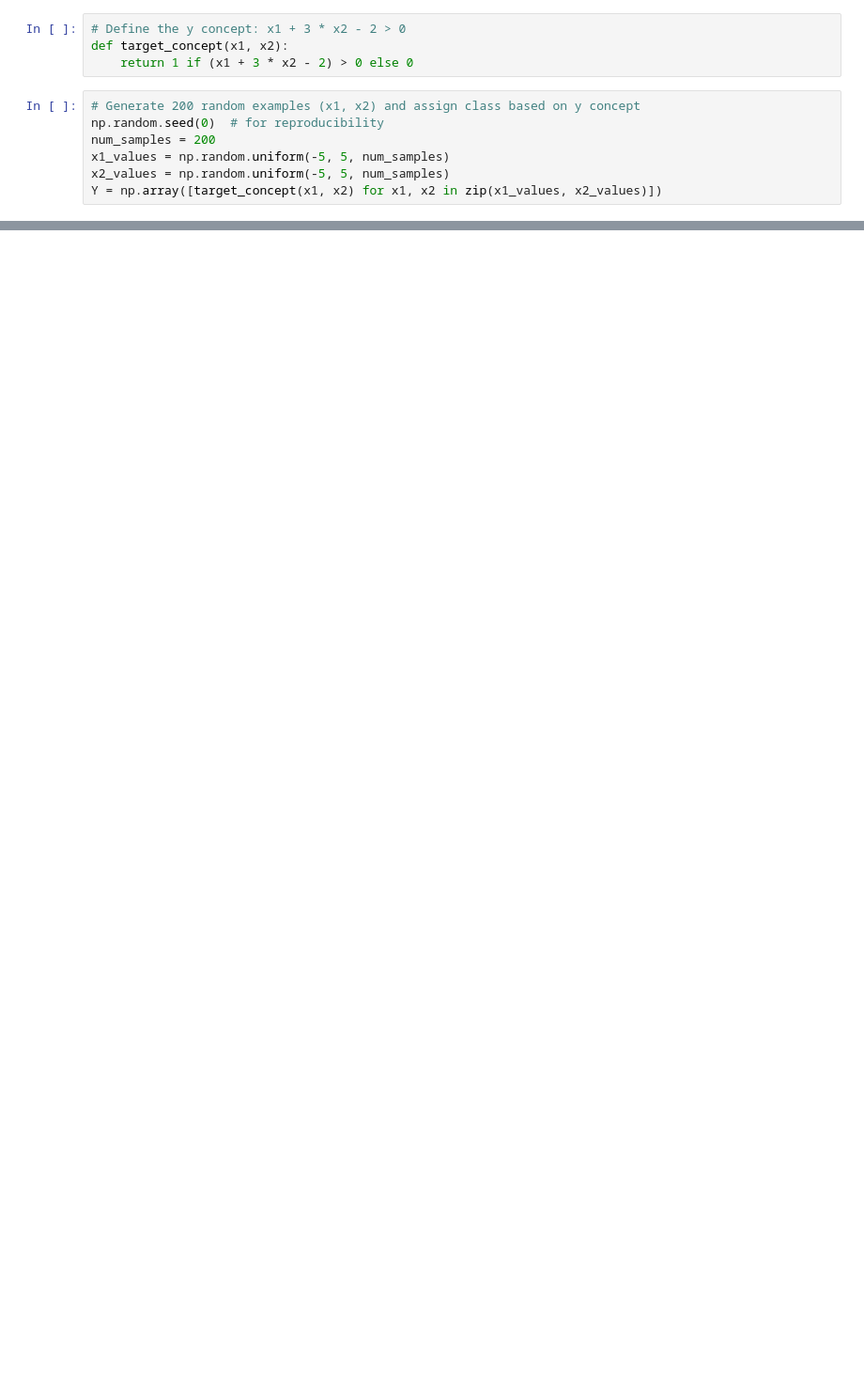
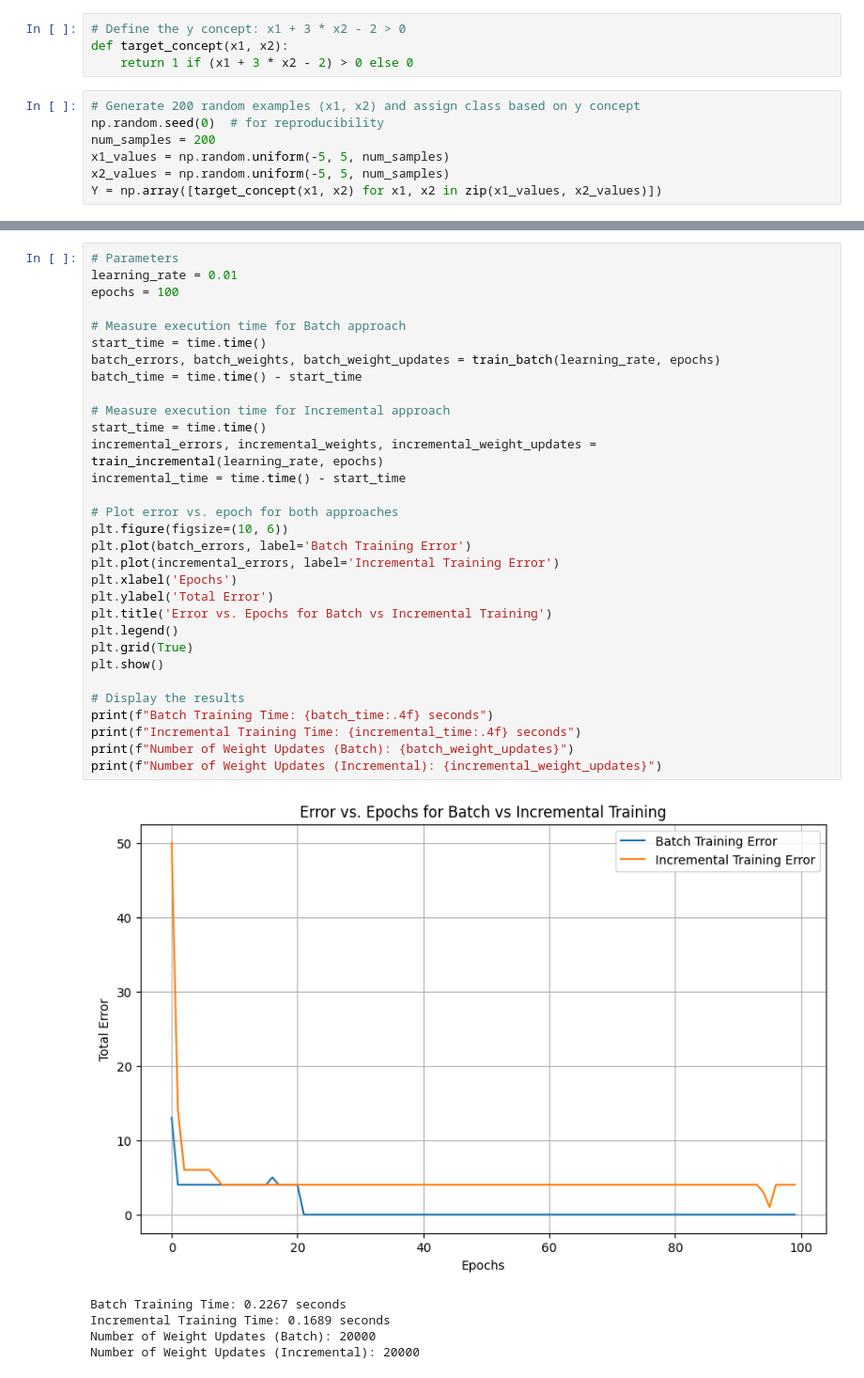
Before and after one commit to khushabuborwal/delta-rule-training, a Jupyter notebook: main.ipynb, the cells around one changed output, grey strips where cells are left out. Shown at 94% size. Cells and saved outputs as stored; diff of their text form; blank space fills up the shorter version.

```diff
--- a/main.ipynb
+++ b/main.ipynb
@@ -55 +162,38 @@ Y = np.array([target_concept(x1, x2) for x1, x2 in zip(x1_values, x2_values)])
+# %%
+# Parameters
+learning_rate = 0.01
+epochs = 100
+
+# Measure execution time for Batch approach
+start_time = time.time()
+batch_errors, batch_weights, batch_weight_updates = train_batch(learning_rate, epochs)
+batch_time = time.time() - start_time
+
+# Measure execution time for Incremental approach
+start_time = time.time()
+incremental_errors, incremental_weights, incremental_weight_updates = train_incremental(learning_rate, epochs)
+incremental_time = time.time() - start_time
+
+# Plot error vs. epoch for both approaches
+plt.figure(figsize=(10, 6))
+plt.plot(batch_errors, label='Batch Training Error')
+plt.plot(incremental_errors, label='Incremental Training Error')
+plt.xlabel('Epochs')
+plt.ylabel('Total Error')
+plt.title('Error vs. Epochs for Batch vs Incremental Training')
+plt.legend()
+plt.grid(True)
+plt.show()
+
+# Display the results
+print(f"Batch Training Time: {batch_time:.4f} seconds")
+print(f"Incremental Training Time: {incremental_time:.4f} seconds")
+print(f"Number of Weight Updates (Batch): {batch_weight_updates}")
+print(f"Number of Weight Updates (Incremental): {incremental_weight_updates}")
+# %% [output]
+[figure, added]
+Batch Training Time: 0.2267 seconds
+Incremental Training Time: 0.1689 seconds
+Number of Weight Updates (Batch): 20000
+Number of Weight Updates (Incremental): 20000
 # %%
```
Also changed, not shown: parts of 10 cells of this notebook.
